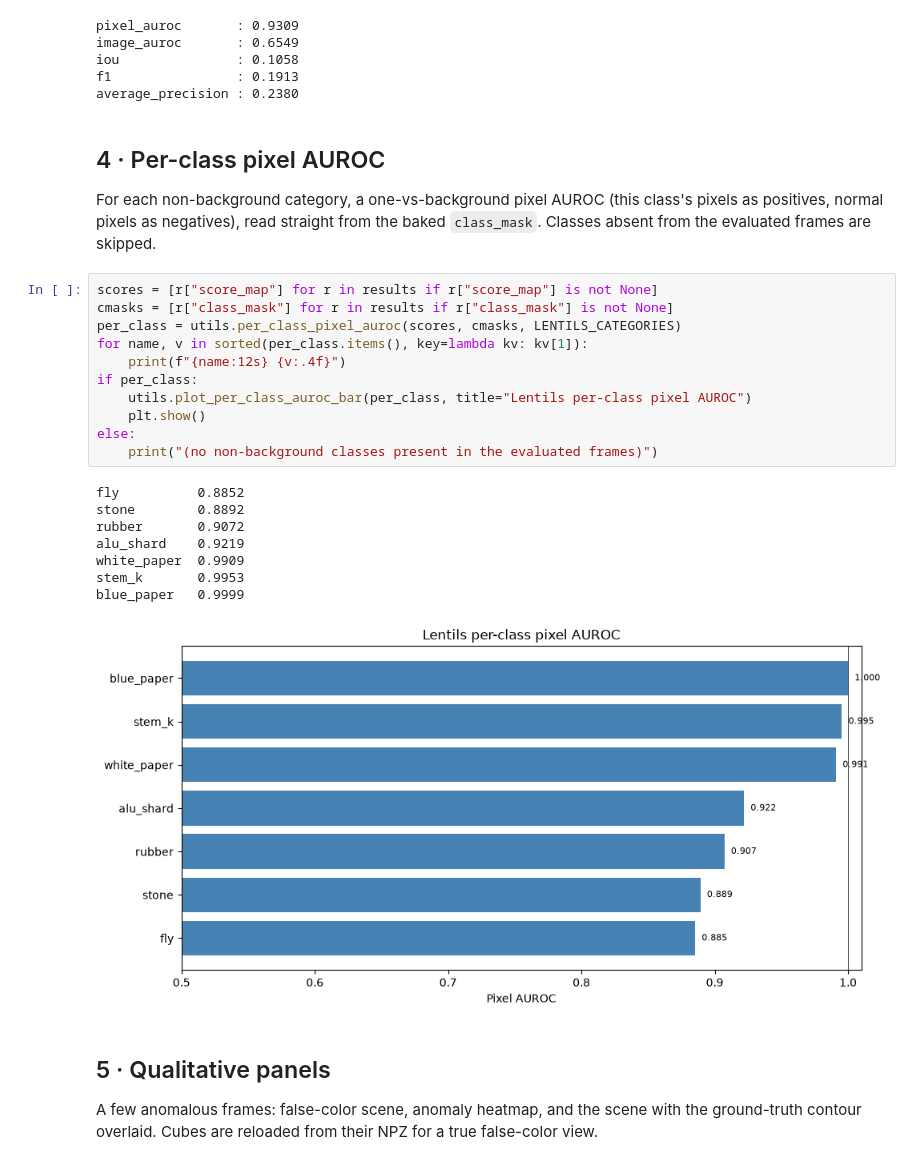
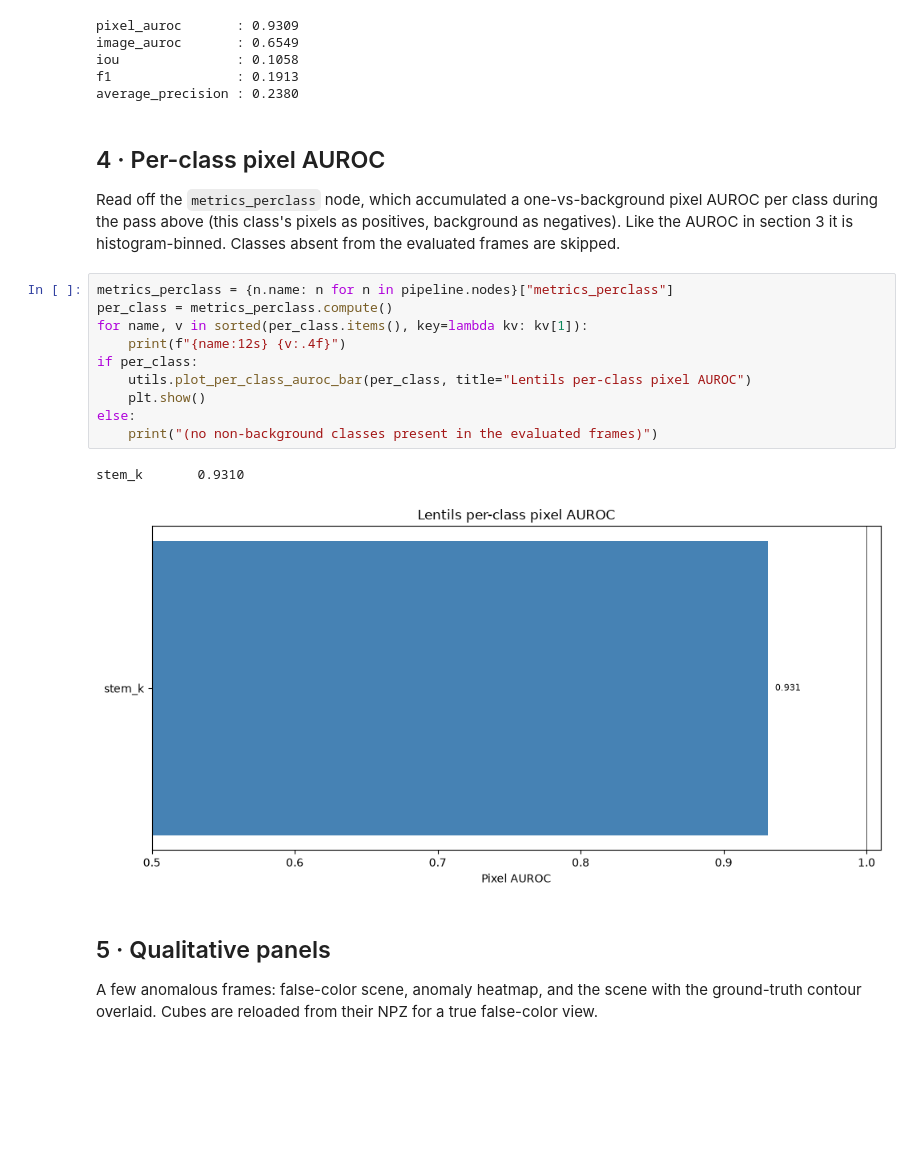
Before and after one commit to cubert-hyperspectral/cuvis-ai-dinomaly, a Jupyter notebook: notebooks/lentils_anomaly/lentils_inference_tutorial.ipynb, the cells around one changed output. Drawn from its saved outputs; the diff is of its cells as text; blank space fills up the shorter version.

```diff
--- a/notebooks/lentils_anomaly/lentils_inference_tutorial.ipynb
+++ b/notebooks/lentils_anomaly/lentils_inference_tutorial.ipynb
@@ -258,29 +222,22 @@ average_precision : 0.2380
 # %% [markdown]
 ## 4 · Per-class pixel AUROC
 
-For each non-background category, a one-vs-background pixel AUROC (this class's pixels as
-positives, normal pixels as negatives), read straight from the baked `class_mask`. Classes
-absent from the evaluated frames are skipped.
+Read off the `metrics_perclass` node, which accumulated a one-vs-background pixel AUROC per class
+during the pass above (this class's pixels as positives, background as negatives). Like the AUROC in
+section 3 it is histogram-binned. Classes absent from the evaluated frames are skipped.
 # %%
-scores = [r["score_map"] for r in results if r["score_map"] is not None]
-cmasks = [r["class_mask"] for r in results if r["class_mask"] is not None]
-per_class = utils.per_class_pixel_auroc(scores, cmasks, LENTILS_CATEGORIES)
+metrics_perclass = {n.name: n for n in pipeline.nodes}["metrics_perclass"]
+per_class = metrics_perclass.compute()
 for name, v in sorted(per_class.items(), key=lambda kv: kv[1]):
     print(f"{name:12s} {v:.4f}")
 if per_class:
     utils.plot_per_class_auroc_bar(per_class, title="Lentils per-class pixel AUROC")
     plt.show()
 else:
     print("(no non-background classes present in the evaluated frames)")
 # %% [output]
-fly          0.8852
-stone        0.8892
-rubber       0.9072
-alu_shard    0.9219
-white_paper  0.9909
-stem_k       0.9953
-blue_paper   0.9999
+stem_k       0.9310
-[figure, old version]
+[figure, new version]
 # %% [markdown]
 ## 5 · Qualitative panels
 
```
Also changed, not shown: parts of 7 cells of this notebook, 2 other files.
